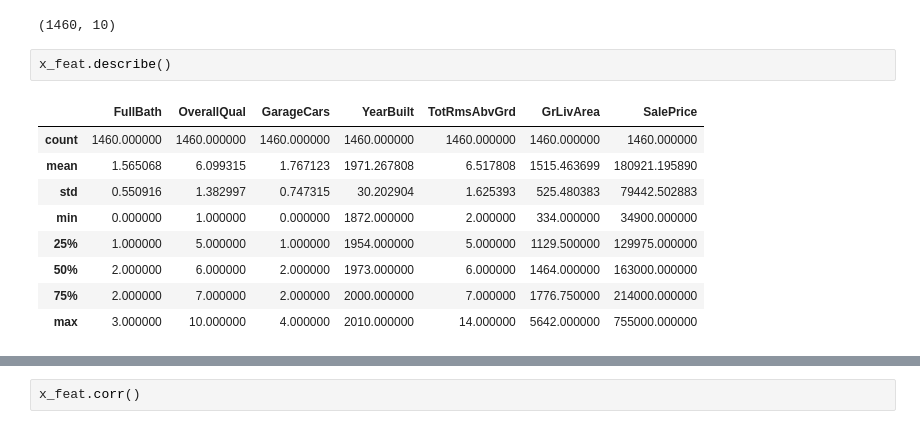
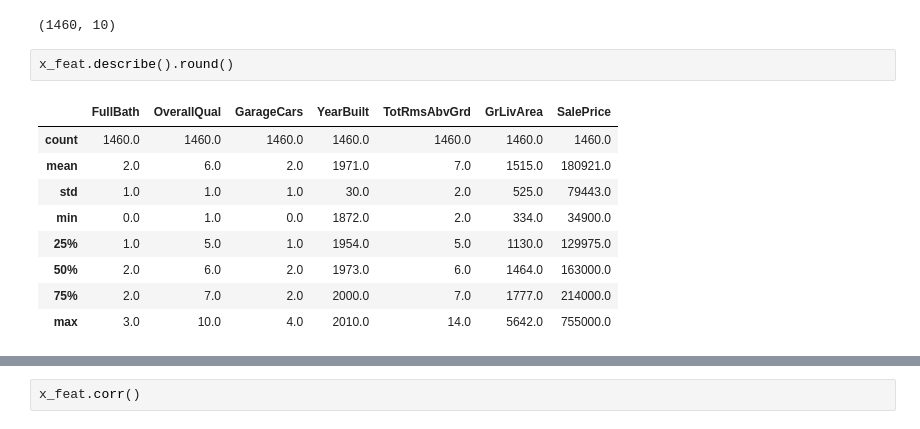
Before and after one commit to ValleyRobotics/ames_data_project, a Jupyter notebook: lr_ames_model.ipynb, the cells around one changed output, grey strips where cells are left out. Drawn from its saved outputs; the diff is of its cells as text.

```diff
--- a/lr_ames_model.ipynb
+++ b/lr_ames_model.ipynb
@@ -81,14 +97,14 @@ x_feat.shape
 # %% [output]
 (1460, 10)
 # %%
-x_feat.describe()
+x_feat.describe().round()
 # %% [output]
 |  | FullBath | OverallQual | GarageCars | YearBuilt | TotRmsAbvGrd | GrLivArea | SalePrice |
-| count | 1460.000000 | 1460.000000 | 1460.000000 | 1460.000000 | 1460.000000 | 1460.000000 | 1460.000000 |
-| mean | 1.565068 | 6.099315 | 1.767123 | 1971.267808 | 6.517808 | 1515.463699 | 180921.195890 |
-| std | 0.550916 | 1.382997 | 0.747315 | 30.202904 | 1.625393 | 525.480383 | 79442.502883 |
-| min | 0.000000 | 1.000000 | 0.000000 | 1872.000000 | 2.000000 | 334.000000 | 34900.000000 |
-| 25% | 1.000000 | 5.000000 | 1.000000 | 1954.000000 | 5.000000 | 1129.500000 | 129975.000000 |
-| 50% | 2.000000 | 6.000000 | 2.000000 | 1973.000000 | 6.000000 | 1464.000000 | 163000.000000 |
-| 75% | 2.000000 | 7.000000 | 2.000000 | 2000.000000 | 7.000000 | 1776.750000 | 214000.000000 |
-| max | 3.000000 | 10.000000 | 4.000000 | 2010.000000 | 14.000000 | 5642.000000 | 755000.000000 |
+| count | 1460.0 | 1460.0 | 1460.0 | 1460.0 | 1460.0 | 1460.0 | 1460.0 |
+| mean | 2.0 | 6.0 | 2.0 | 1971.0 | 7.0 | 1515.0 | 180921.0 |
+| std | 1.0 | 1.0 | 1.0 | 30.0 | 2.0 | 525.0 | 79443.0 |
+| min | 0.0 | 1.0 | 0.0 | 1872.0 | 2.0 | 334.0 | 34900.0 |
+| 25% | 1.0 | 5.0 | 1.0 | 1954.0 | 5.0 | 1130.0 | 129975.0 |
+| 50% | 2.0 | 6.0 | 2.0 | 1973.0 | 6.0 | 1464.0 | 163000.0 |
+| 75% | 2.0 | 7.0 | 2.0 | 2000.0 | 7.0 | 1777.0 | 214000.0 |
+| max | 3.0 | 10.0 | 4.0 | 2010.0 | 14.0 | 5642.0 | 755000.0 |
```
Also changed, not shown: parts of 58 cells of this notebook, 30 other files.
